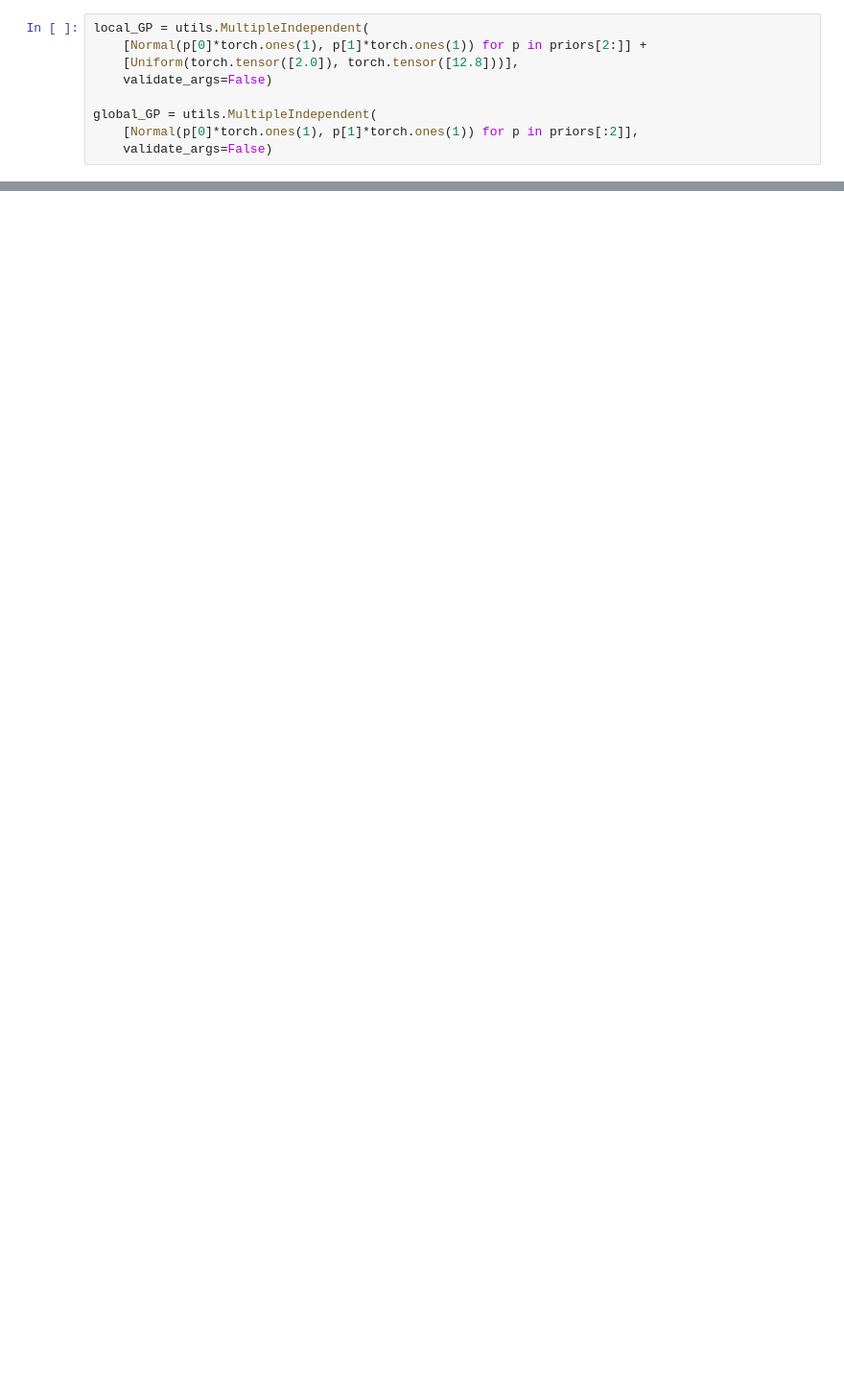
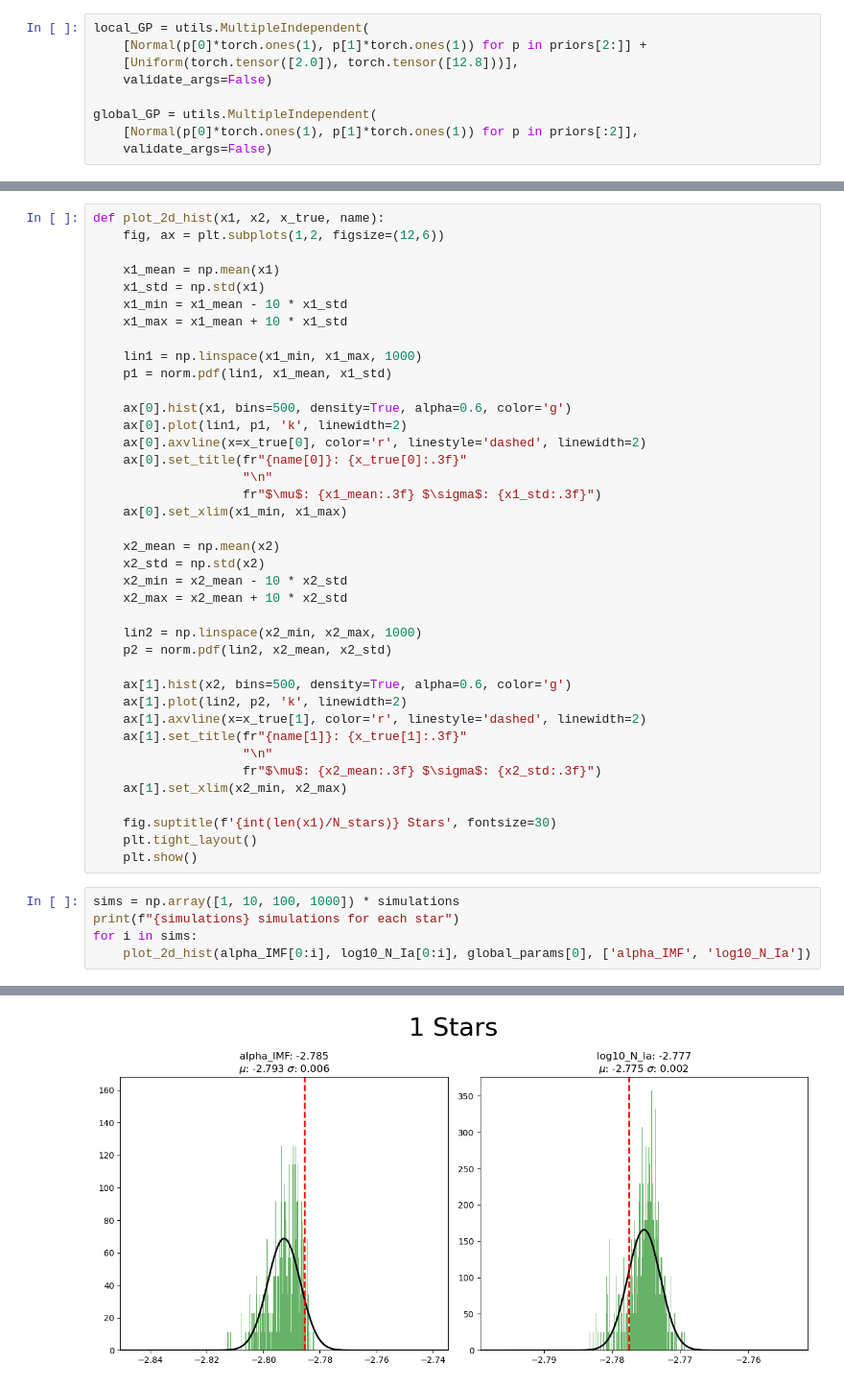
Before and after one commit to bGuenes/sbi_chemical_abundances, a Jupyter notebook: sbi_muti_star.ipynb, the cells around one changed output, grey strips where cells are left out. Shown at 96% size. Cells and saved outputs as stored; diff of their text form; blank space fills up the shorter version.

```diff
--- a/sbi_muti_star.ipynb
+++ b/sbi_muti_star.ipynb
@@ -119,0 +103,45 @@ plt.show()
+# %%
+def plot_2d_hist(x1, x2, x_true, name):
+    fig, ax = plt.subplots(1,2, figsize=(12,6))
+
+    x1_mean = np.mean(x1)
+    x1_std = np.std(x1)
+    x1_min = x1_mean - 10 * x1_std
+    x1_max = x1_mean + 10 * x1_std
+
+    lin1 = np.linspace(x1_min, x1_max, 1000)
+    p1 = norm.pdf(lin1, x1_mean, x1_std)
+
+    ax[0].hist(x1, bins=500, density=True, alpha=0.6, color='g')
+    ax[0].plot(lin1, p1, 'k', linewidth=2)
+    ax[0].axvline(x=x_true[0], color='r', linestyle='dashed', linewidth=2)
+    ax[0].set_title(fr"{name[0]}: {x_true[0]:.3f}"
+                    "\n"
+                    fr"$\mu$: {x1_mean:.3f} $\sigma$: {x1_std:.3f}")
+    ax[0].set_xlim(x1_min, x1_max)
+
+    x2_mean = np.mean(x2)
+    x2_std = np.std(x2)
+    x2_min = x2_mean - 10 * x2_std
+    x2_max = x2_mean + 10 * x2_std
+
+    lin2 = np.linspace(x2_min, x2_max, 1000)
+    p2 = norm.pdf(lin2, x2_mean, x2_std)
+
+    ax[1].hist(x2, bins=500, density=True, alpha=0.6, color='g')
+    ax[1].plot(lin2, p2, 'k', linewidth=2)
+    ax[1].axvline(x=x_true[1], color='r', linestyle='dashed', linewidth=2)
+    ax[1].set_title(fr"{name[1]}: {x_true[1]:.3f}"
+                    "\n"
+                    fr"$\mu$: {x2_mean:.3f} $\sigma$: {x2_std:.3f}")
+    ax[1].set_xlim(x2_min, x2_max)
+
+    fig.suptitle(f'{int(len(x1)/N_stars)} Stars', fontsize=30)
+    plt.tight_layout()
+    plt.show()
+# %%
+sims = np.array([1, 10, 100, 1000]) * simulations
+print(f"{simulations} simulations for each star")
+for i in sims:
+    plot_2d_hist(alpha_IMF[0:i], log10_N_Ia[0:i], global_params[0], ['alpha_IMF', 'log10_N_Ia'])
+# %% [output]
@@ -119,0 +149 @@ plt.show()
+[figure, added]
```
Also changed, not shown: parts of 13 cells of this notebook.
